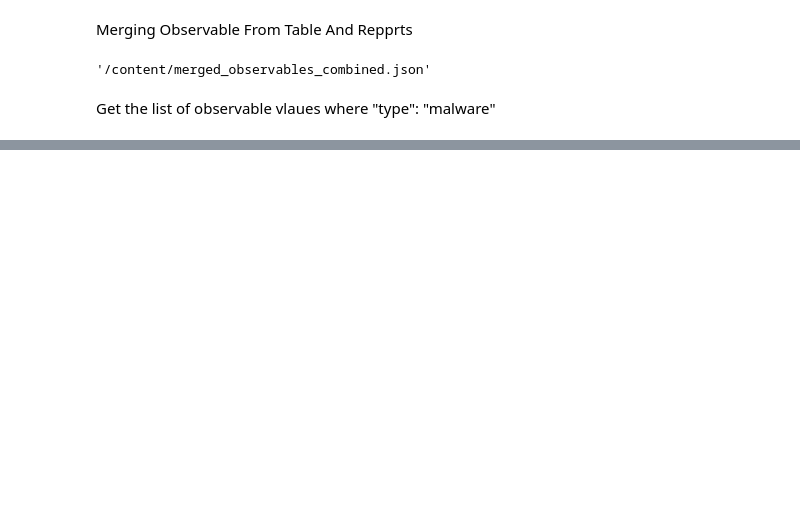
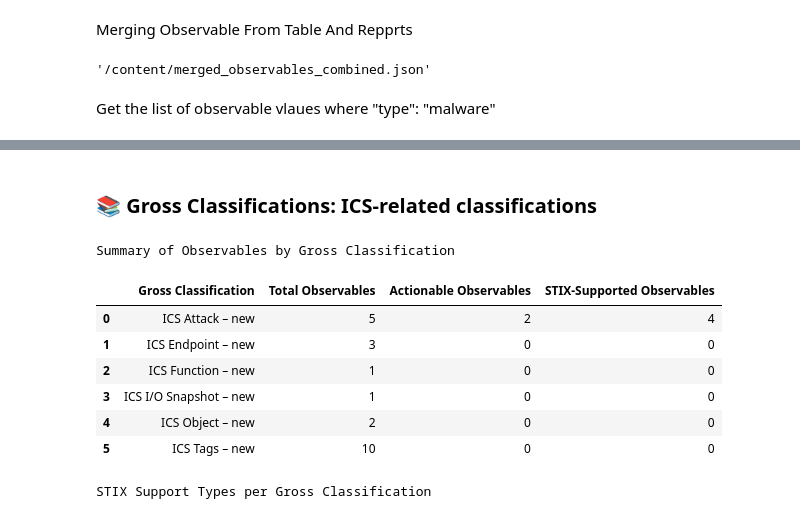
Before and after one commit to dorinhazan/FinalProject-DataScience, a Jupyter notebook: final_statistics.ipynb, the cells around one changed output, grey strips where cells are left out. Cells and saved outputs as stored; diff of their text form; code cells hidden in the pictures; blank space fills up the shorter version.

```diff
--- a/final_statistics.ipynb
+++ b/final_statistics.ipynb
@@ -138,0 +208,70 @@ print(df_category_stats)
+# %%
+# Run for task 2
+categories_task2 = ["Cycle Time – new", "Measurement – new", "SCADA – new"]
+df_main2, df_stix_types2, df_non_supported_fine2 = analyze_gross_classifications(categories_task2, all_observables)
+
+# Run for task 3 (categories containing "ICS")
+categories_task3 = sorted(set(
+    obs["gross_classification"] for obs in all_observables
+    if "ICS" in obs.get("gross_classification", "")
+))
+df_main3, df_stix_types3, df_non_supported_fine3 = analyze_gross_classifications(categories_task3, all_observables)
+# %%
+# Final version of the grouped display function based on your refined requirements
+def display_refined_analysis_tables(df_main, df_stix_types, df_non_supported_fine, title_prefix=""):
+    # Table 1 – Combined summary
+    summary_table = df_main.rename(columns={
+        "gross_classification": "Gross Classification",
+        "total_count": "Total Observables",
+        "actionable_count": "Actionable Observables",
+        "stix_supported_count": "STIX-Supported Observables"
+    })
+
+    # Table 2 – Only classifications with STIX-supported values
+    stix_supported_only = df_stix_types[df_stix_types["stix_object_types"].map(len) > 0].copy()
+    stix_supported_only = stix_supported_only.rename(columns={
+        "gross_classification": "Gross Classification",
+        "stix_object_types": "STIX Support Types"
+    })
+
+    # Table 3 – Only classifications with STIX unsupported
+    stix_unsupported_only = df_non_supported_fine[df_non_supported_fine["non_supported_fine_classifications"].map(len) > 0].copy()
+    stix_unsupported_only = stix_unsupported_only.rename(columns={
+        "gross_classification": "Gross Classification",
+        "non_supported_fine_classifications": "Fine Classifications (STIX Unsupported)"
+    })
+
+    # Apply unified styling
+    def styled_aligned_table(df, subtitle):
+        return (
+            df.style
+            .set_caption(subtitle)
+            .set_table_styles([
+                {'selector': 'caption',
+                 'props': [('font-size', '18px'), ('font-weight', 'bold'), ('text-align', 'left'), ('margin-bottom', '10px')]},
+                {'selector': 'th',
+                 'props': [('text-align', 'left'), ('background-color', '#f2f2f2')]},
+                {'selector': 'td',
+                 'props': [('text-align', 'left'), ('white-space', 'pre-wrap')]}
+            ])
+            .set_properties(**{
+                'border': '1px solid black',
+                'padding': '6px',
+                'vertical-align': 'top'
+            })
+        )
+
+    # Section header for the group of classifications
+    display(HTML(f"<h2 style='text-align: left; font-size: 20px;'>📚 Gross Classifications: {title_prefix}</h2>"))
+
+    # Display all three tables
+    display(styled_aligned_table(summary_table, "Summary of Observables by Gross Classification"))
+    display(styled_aligned_table(stix_supported_only, "STIX Support Types per Gross Classification"))
+    display(styled_aligned_table(stix_unsupported_only, "Fine Classifications from STIX Unsupported Observables"))
+
+# Execute with cleaned, grouped section headers
+from IPython.display import HTML
+
+display_refined_analysis_tables(df_main2, df_stix_types2, df_non_supported_fine2, title_prefix="Cycle Time – new, Measurement – new, SCADA – new")
+display_refined_analysis_tables(df_main3, df_stix_types3, df_non_supported_fine3, title_prefix="ICS-related classifications")
+# %% [output]
@@ -138,0 +292,10 @@ print(df_category_stats)
+📚 Gross Classifications: ICS-related classifications
+Summary of Observables by Gross Classification
+|  | Gross Classification | Total Observables | Actionable Observables | STIX-Supported Observables |
+| 0 | ICS Attack – new | 5 | 2 | 4 |
+| 1 | ICS Endpoint – new | 3 | 0 | 0 |
+| 2 | ICS Function – new | 1 | 0 | 0 |
+| 3 | ICS I/O Snapshot – new | 1 | 0 | 0 |
+| 4 | ICS Object – new | 2 | 0 | 0 |
+| 5 | ICS Tags – new | 10 | 0 | 0 |
+STIX Support Types per Gross Classification
```
Also changed, not shown: parts of 9 cells of this notebook.
